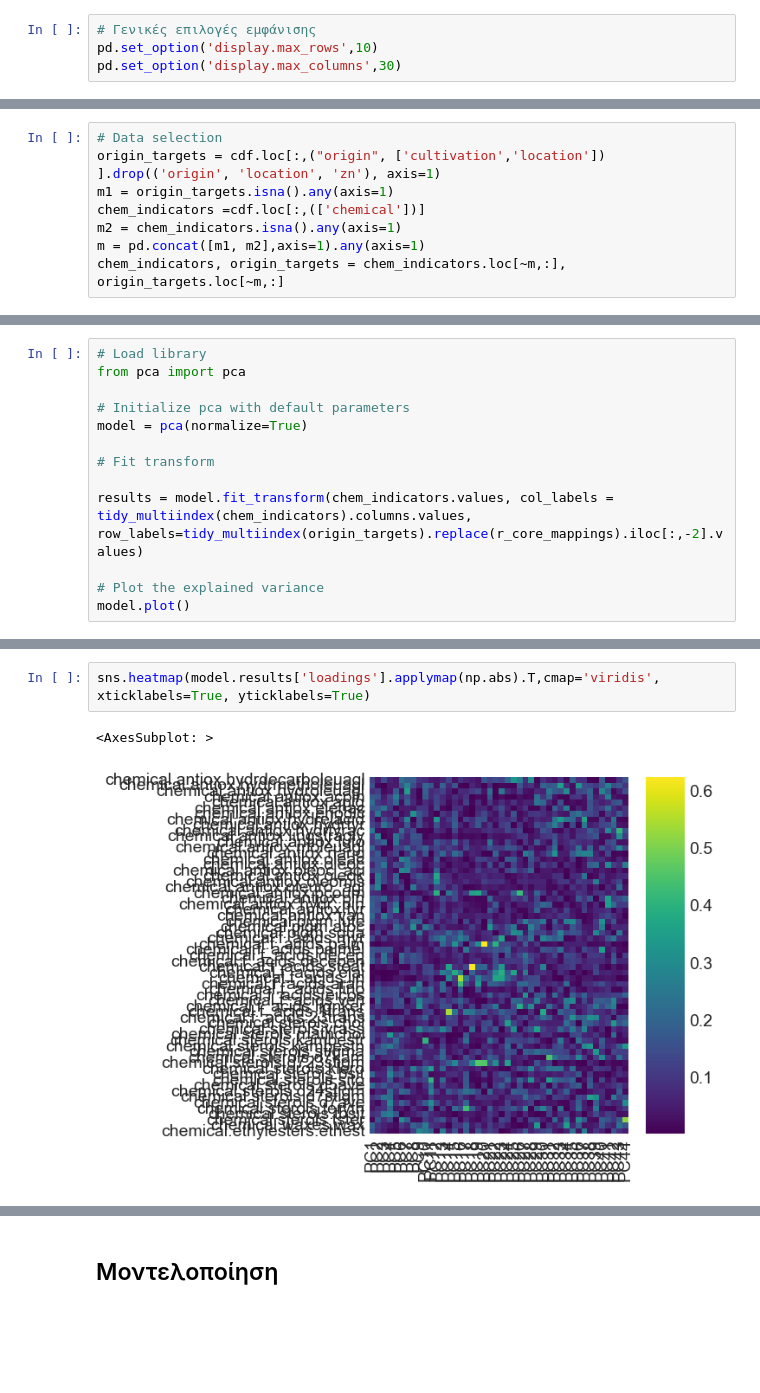
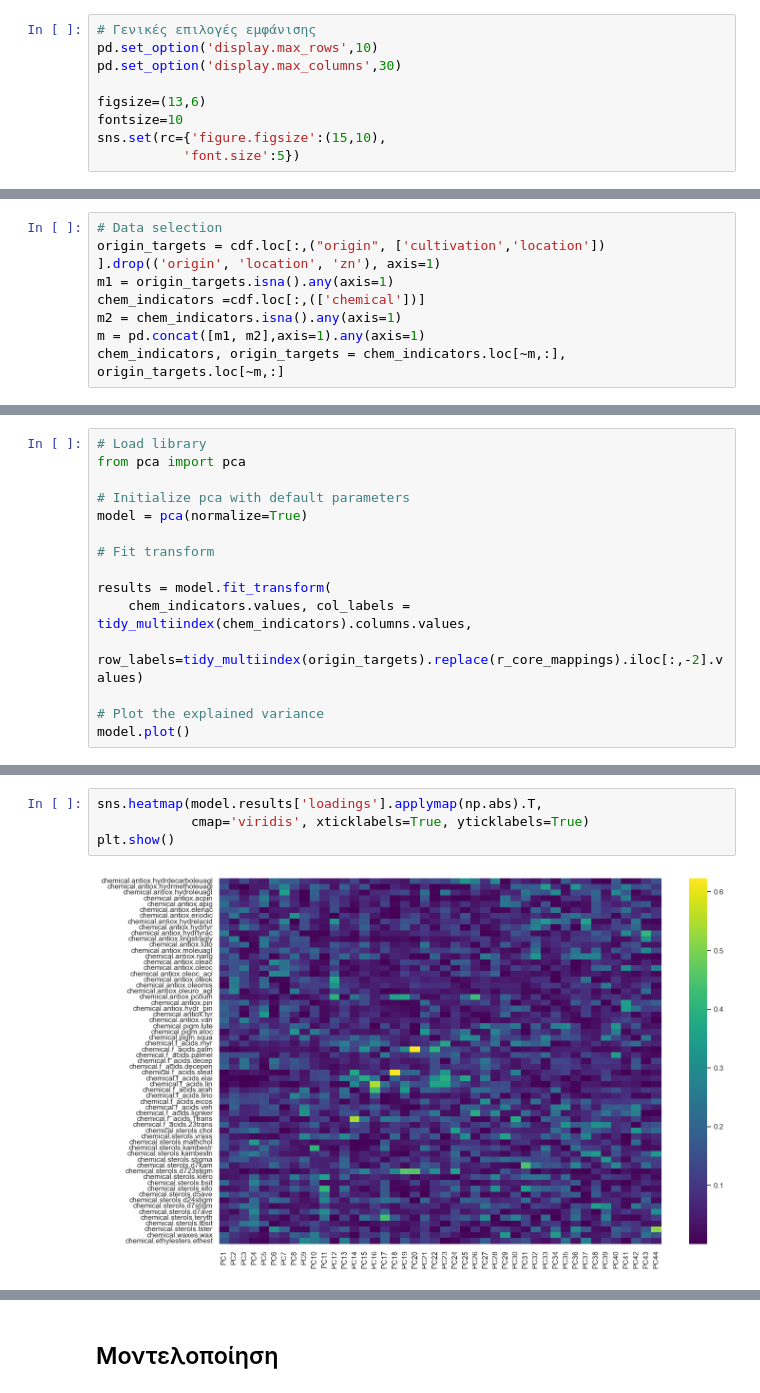
Before and after one commit to AlexRodis/olives, a Jupyter notebook: Olive Oil.ipynb, the cells around one changed output, grey strips where cells are left out. Drawn from its saved outputs; the diff is of its cells as text; blank space fills up the shorter version.

```diff
--- a/Olive Oil.ipynb
+++ b/Olive Oil.ipynb
@@ -39,6 +39,11 @@ import aesara
 # Γενικές επιλογές εμφάνισης
 pd.set_option('display.max_rows',10)
 pd.set_option('display.max_columns',30)
+
+figsize=(13,6)
+fontsize=10
+sns.set(rc={'figure.figsize':(15,10),
+           'font.size':5})
 # %%
 # Utilities
 from sklearn.preprocessing import StandardScaler
@@ -639,7 +871,9 @@ model = pca(normalize=True)
 
 # Fit transform
 
-results = model.fit_transform(chem_indicators.values, col_labels = tidy_multiindex(chem_indicators).columns.values, row_labels=tidy_multiindex(origin_targets).replace(r_core_mappings).iloc[:,-2].values)
+results = model.fit_transform(
+    chem_indicators.values, col_labels = tidy_multiindex(chem_indicators).columns.values,
+    row_labels=tidy_multiindex(origin_targets).replace(r_core_mappings).iloc[:,-2].values)
 
 # Plot the explained variance
 model.plot()
@@ -669,5 +903,6 @@ model.biplot()
 # %%
-sns.heatmap(model.results['loadings'].applymap(np.abs).T,cmap='viridis', xticklabels=True, yticklabels=True)
+sns.heatmap(model.results['loadings'].applymap(np.abs).T,
+            cmap='viridis', xticklabels=True, yticklabels=True)
+plt.show()
 # %% [output]
-<AxesSubplot: >
-[figure, old version]
+[figure, new version]
```
Also changed, not shown: parts of 49 cells of this notebook.
